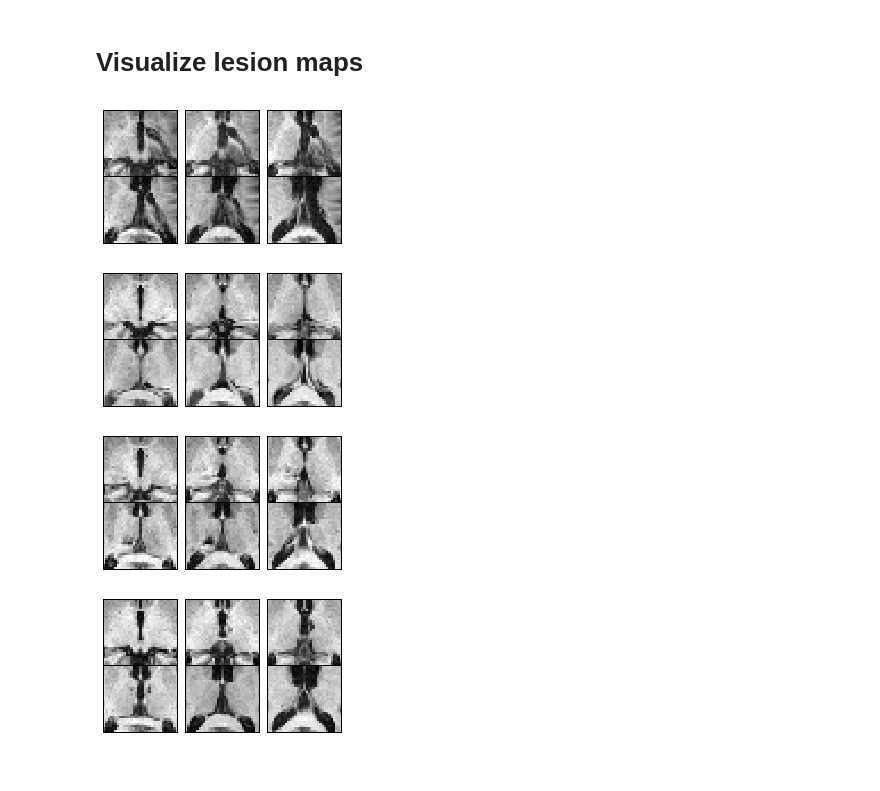
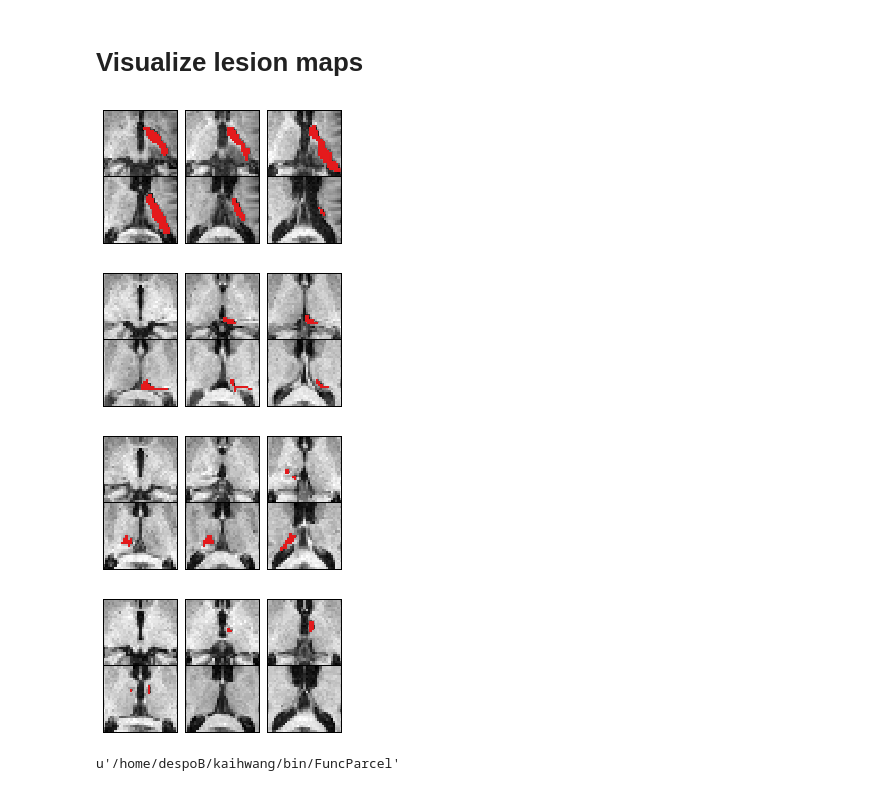
Before and after one commit to kaihwang/FuncParcel, a Jupyter notebook: Visualize_thalamus_maps.ipynb, the cells around one changed output. Drawn from its saved outputs; the diff is of its cells as text; code cells hidden in the pictures.

```diff
--- a/Visualize_thalamus_maps.ipynb
+++ b/Visualize_thalamus_maps.ipynb
@@ -351,16 +351,20 @@ np.shape(MGHPC)
 # %% [markdown]
 # Visualize lesion maps
 # %%
-def visualize_lesions(fn, savepath):
+def visualize_lesions(fn, lesion_mask, savepath):
     # show volum image
     MNI_img = nib.load(fn)
     MNI_data = MNI_img.get_data()
 
+    lesion_img = nib.load(lesion_mask)
+    lesion_data = lesion_img.get_data()
+    lesion_data = np.ma.masked_where(lesion_data == 0, lesion_data)
     # create mask for parcel
     #Mask = np.zeros(MNI_data.shape)
 
     # flip dimension to show anteiror of the brain at top
     MNI_data = MNI_data.swapaxes(0,1)
+    lesion_data = lesion_data.swapaxes(0,1)
 
     Z_slices = range(np.min(Thalamus_voxel_coordinate[:,2])+2, np.max(Thalamus_voxel_coordinate[:,2])-1,2)
     fig = plt.figure()
@@ -372,6 +376,7 @@ def visualize_lesions(fn, savepath):
         a.set_yticks([])
         a.set_xticks([])
         plt.imshow(MNI_data[40:70, 30:63, Z_slice], cmap='gray', interpolation='nearest')
+        plt.imshow(lesion_data[40:70, 30:63, Z_slice],cmap='Set1',interpolation='none' )
         plt.ylim(plt.ylim()[::-1])
 
     fig.tight_layout()
@@ -379,12 +384,16 @@ def visualize_lesions(fn, savepath):
 
     plt.savefig(savepath, bbox_inches='tight')
 # %%
-visualize_lesions('/home/despoB/kaihwang/Rest/Lesion_Masks/163_MNI_final_2x2x2.nii.gz', 'Data/S1.png')
-visualize_lesions('/home/despoB/kaihwang/Rest/Lesion_Masks/128_MNI_final_2x2x2.nii.gz', 'Data/S2.png')
-visualize_lesions('/home/despoB/kaihwang/Rest/Lesion_Masks/168_MNI_final_2x2x2.nii.gz', 'Data/S3.png')
-visualize_lesions('/home/despoB/kaihwang/Rest/Lesion_Masks/176_MNI_final_2x2x2.nii.gz', 'Data/S4.png')
+visualize_lesions('/home/despoB/kaihwang/Rest/Lesion_Masks/163_MNI_final_2x2x2.nii.gz','/home/despoB/kaihwang/Rest/Lesion_Masks/163_lesion_mask_MNI_2x2x2.nii.gz', 'S1.png')
+visualize_lesions('/home/despoB/kaihwang/Rest/Lesion_Masks/128_MNI_final_2x2x2.nii.gz','/home/despoB/kaihwang/Rest/Lesion_Masks/128_lesion_mask_MNI_2x2x2.nii.gz', 'S2.png')
+visualize_lesions('/home/despoB/kaihwang/Rest/Lesion_Masks/168_MNI_final_2x2x2.nii.gz','/home/despoB/kaihwang/Rest/Lesion_Masks/168_lesion_mask_MNI_2x2x2.nii.gz', 'S3.png')
+visualize_lesions('/home/despoB/kaihwang/Rest/Lesion_Masks/176_MNI_final_2x2x2.nii.gz','/home/despoB/kaihwang/Rest/Lesion_Masks/176_lesion_mask_MNI_2x2x2.nii.gz', 'S4.png')
 # %% [output]
-[figure, old version]
+[figure, new version]
-[figure, old version]
+[figure, new version]
-[figure, old version]
+[figure, new version]
-[figure, old version]
+[figure, new version]
+# %%
+pwd
+# %% [output]
+u'/home/despoB/kaihwang/bin/FuncParcel'
```
Also changed, not shown: parts of 1 cell of this notebook, 3 other files.
